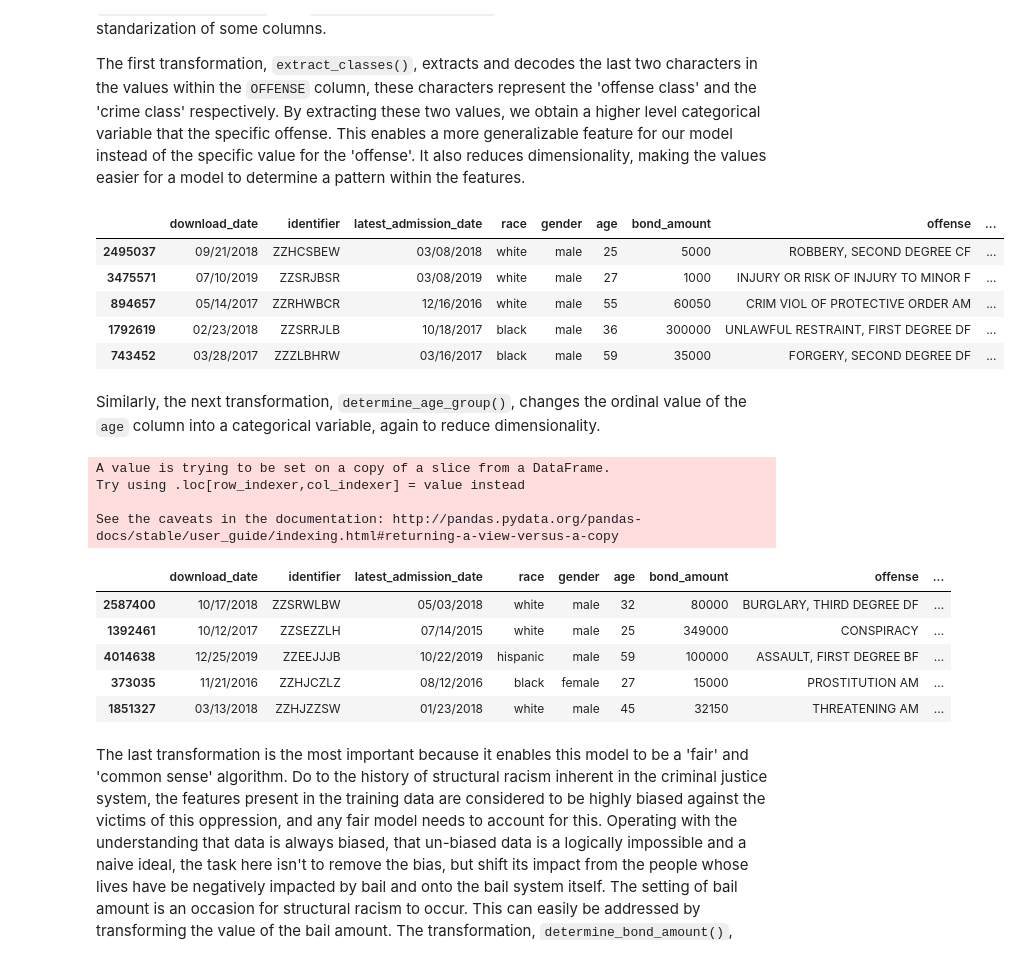
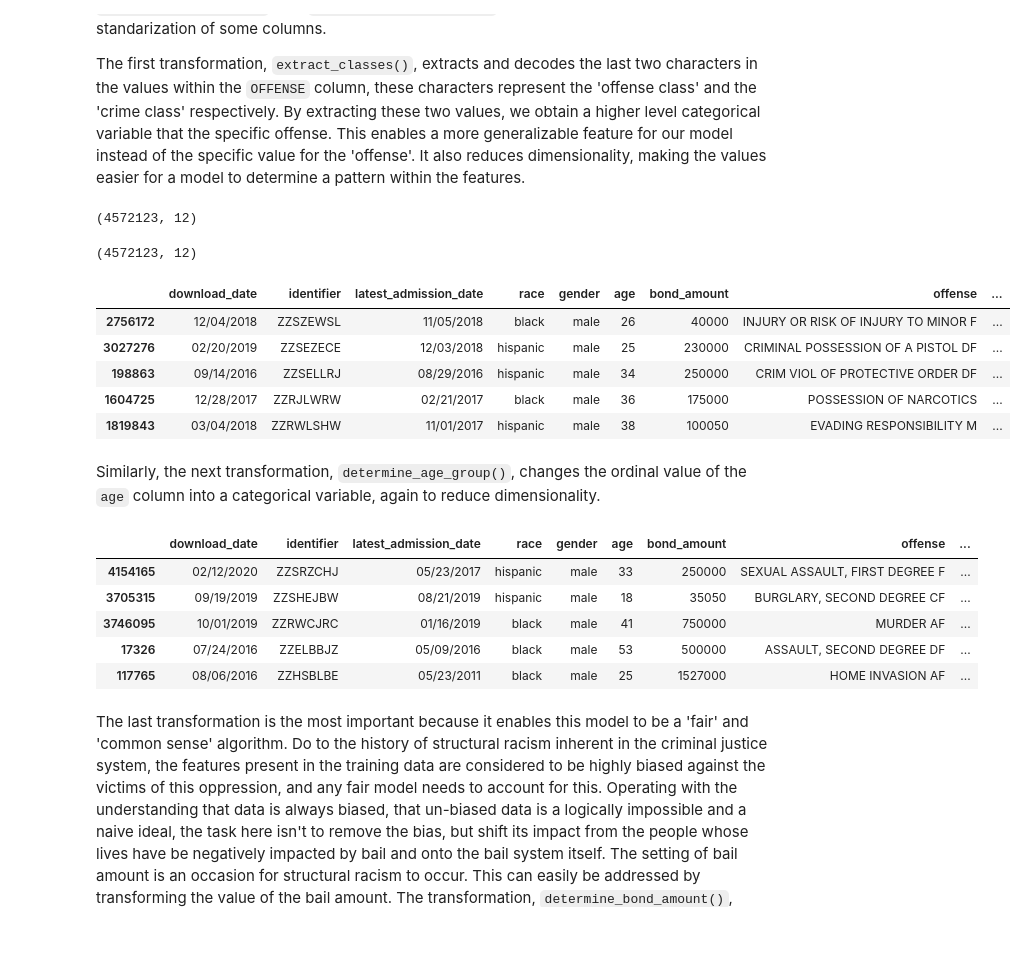
Before and after one commit to free-and-fair-common-sense-algorithms/algorithms, a Jupyter notebook: Bail Amount Algorithm.ipynb, the cells around one changed output. Cells and saved outputs as stored; diff of their text form; code cells hidden in the pictures.

```diff
--- a/Bail Amount Algorithm.ipynb
+++ b/Bail Amount Algorithm.ipynb
@@ -25,7 +26,7 @@ import classifier_report
 # %% [markdown]
 The availability of pre-trial detention data on the individual level is extremely limited, however, in order to create a model for individual use, training on individual-level data is necessary. Fortunately, the Connecticut Department of Corrections currently maintains an updated-daily and anonymized dataset that is sufficient for modeling according to the intent stated above, the ["Accused Pre-Trial Inmates in Correctional Facilities" dataset](https://data.ct.gov/Public-Safety/Accused-Pre-Trial-Inmates-in-Correctional-Faciliti/b674-jy6w).
 # %%
-bail_data_filename = 'bail_data.csv'
+bail_data_filename = 'data/bail_data.csv'
 bail_data_url = 'https://data.ct.gov/api/views/b674-jy6w/rows.csv?accessType=DOWNLOAD'
 
 response = requests.get(bail_data_url)
@@ -48,24 +49,17 @@ _df.sample(5)
 # %%
 df = _df.copy()
 df = df.rename(columns={column: column.strip().lower().replace(' ', '_') for column in df.columns})
-df = df.drop_duplicates()
 # %% [markdown]
 In order to transform the raw data into a state prepared for modeling, a fair amount of preprocessing must occur. There are three predominant transformations: `extract_classes()`,  `determine_age_group()`, and `determine_bond_amount()`, as well as the cleanup and standarization of some columns.
 
 The first transformation, `extract_classes()`, extracts and decodes the last two characters in the values within the `OFFENSE` column, these characters represent the 'offense class' and the 'crime class' respectively. By extracting these two values, we obtain a higher level categorical variable that the specific offense. This enables a more generalizable feature for our model instead of the specific value for the 'offense'. It also reduces dimensionality, making the values easier for a model to determine a pattern within the features.
-# %%
-class_pattern = re.compile('\s([A-Z]?)([A-Z])$')
-
-def extract_classes(string):
-    matches = class_pattern.findall(string)
-    if not matches:
-        matches = ('', '')
-    else:
-        matches = matches[0]
-    offense_class, crime_class = matches
-    return pd.Series((offense_class, crime_class))
-
-df[['offense_class', 'crime_class']] = df.apply(lambda row: extract_classes(row['offense']), axis=1)
+# %%
+class_pattern = re.compile('\s([A-Z]?)([A-Z])$')
+df[['offense_class', 'crime_class']] = df['offense'].str.extract(class_pattern, expand=False)
+df = df.fillna({'offense_class': 'unknown', 'crime_class': 'unknown'})
+df.shape
+# %% [output]
+(4572123, 12)
 # %%
 field_replacements = {
     'race': {
@@ -78,42 +72,42 @@ field_replacements = {
     'detainer': {
         'state of ct': 'state',
         'consec sent': 'consecutive sentence',
         'governor wrnt': 'governor warrant',
         'other state': 'state',
         'none': 'unknown',
-        '': None,
+        '': 'unknown',
     },
     'crime_class': {
         'F': 'felony',
         'M': 'misdemeanor',
         'C': 'unknown',
         'I': 'unknown',
-        '': None,
     },
     'offense_class': {
         'A': 'a',
         'B': 'b',
         'C': 'c',
         'D': 'd',
         'U': 'unknown',
-        '': None,
+        '': 'unknown',
     }
 }
 
 df['crime_class'] = df['crime_class'].replace(field_replacements['crime_class'])
 df['offense_class'] = df['offense_class'].replace(field_replacements['offense_class'])
 df['race'] = df['race'].str.lower().replace(field_replacements['race'])
 df['gender'] = df['gender'].str.lower().replace(field_replacements['gender'])
 df['detainer'] = df['detainer'].str.lower().replace(field_replacements['detainer'])
-df = df[~(df['offense_class'] == 'unknown')]
+print(df.shape)
 df.sample(5)
 # %% [output]
+(4572123, 12)
 |  | download_date | identifier | latest_admission_date | race | gender | age | bond_amount | offense | ... |
-| 2495037 | 09/21/2018 | ZZHCSBEW | 03/08/2018 | white | male | 25 | 5000 | ROBBERY, SECOND DEGREE CF | ... |
-| 3475571 | 07/10/2019 | ZZSRJBSR | 03/08/2019 | white | male | 27 | 1000 | INJURY OR RISK OF INJURY TO MINOR F | ... |
-| 894657 | 05/14/2017 | ZZRHWBCR | 12/16/2016 | white | male | 55 | 60050 | CRIM VIOL OF PROTECTIVE ORDER AM | ... |
-| 1792619 | 02/23/2018 | ZZSRRJLB | 10/18/2017 | black | male | 36 | 300000 | UNLAWFUL RESTRAINT, FIRST DEGREE DF | ... |
-| 743452 | 03/28/2017 | ZZZLBHRW | 03/16/2017 | black | male | 59 | 35000 | FORGERY, SECOND DEGREE DF | ... |
+| 2756172 | 12/04/2018 | ZZSZEWSL | 11/05/2018 | black | male | 26 | 40000 | INJURY OR RISK OF INJURY TO MINOR F | ... |
+| 3027276 | 02/20/2019 | ZZSEZECE | 12/03/2018 | hispanic | male | 25 | 230000 | CRIMINAL POSSESSION OF A PISTOL DF | ... |
+| 198863 | 09/14/2016 | ZZSELLRJ | 08/29/2016 | hispanic | male | 34 | 250000 | CRIM VIOL OF PROTECTIVE ORDER DF | ... |
+| 1604725 | 12/28/2017 | ZZRJLWRW | 02/21/2017 | black | male | 36 | 175000 | POSSESSION OF NARCOTICS | ... |
+| 1819843 | 03/04/2018 | ZZRWLSHW | 11/01/2017 | hispanic | male | 38 | 100050 | EVADING RESPONSIBILITY M | ... |
 # %% [markdown]
 Similarly, the next transformation, `determine_age_group()`, changes the ordinal value of the `age` column into a categorical variable, again to reduce dimensionality.
 # %%
@@ -136,16 +130,12 @@ def determine_age_group(age):
 df['age_group'] = df.apply(lambda row: determine_age_group(row['age']), axis=1)
 df.sample(5)
 # %% [output]
-A value is trying to be set on a copy of a slice from a DataFrame.
-Try using .loc[row_indexer,col_indexer] = value instead
-
-See the caveats in the documentation: http://pandas.pydata.org/pandas-docs/stable/user_guide/indexing.html#returning-a-view-versus-a-copy
 |  | download_date | identifier | latest_admission_date | race | gender | age | bond_amount | offense | ... |
-| 2587400 | 10/17/2018 | ZZSRWLBW | 05/03/2018 | white | male | 32 | 80000 | BURGLARY, THIRD DEGREE DF | ... |
-| 1392461 | 10/12/2017 | ZZSEZZLH | 07/14/2015 | white | male | 25 | 349000 | CONSPIRACY | ... |
-| 4014638 | 12/25/2019 | ZZEEJJJB | 10/22/2019 | hispanic | male | 59 | 100000 | ASSAULT, FIRST DEGREE BF | ... |
-| 373035 | 11/21/2016 | ZZHJCZLZ | 08/12/2016 | black | female | 27 | 15000 | PROSTITUTION AM | ... |
-| 1851327 | 03/13/2018 | ZZHJZZSW | 01/23/2018 | white | male | 45 | 32150 | THREATENING AM | ... |
+| 4154165 | 02/12/2020 | ZZSRZCHJ | 05/23/2017 | hispanic | male | 33 | 250000 | SEXUAL ASSAULT, FIRST DEGREE F | ... |
+| 3705315 | 09/19/2019 | ZZSHEJBW | 08/21/2019 | hispanic | male | 18 | 35050 | BURGLARY, SECOND DEGREE CF | ... |
+| 3746095 | 10/01/2019 | ZZRWCJRC | 01/16/2019 | black | male | 41 | 750000 | MURDER AF | ... |
+| 17326 | 07/24/2016 | ZZELBBJZ | 05/09/2016 | black | male | 53 | 500000 | ASSAULT, SECOND DEGREE DF | ... |
+| 117765 | 08/06/2016 | ZZHSBLBE | 05/23/2011 | black | male | 25 | 1527000 | HOME INVASION AF | ... |
 # %% [markdown]
 The last transformation is the most important because it enables this model to be a 'fair' and 'common sense' algorithm. Do to the history of structural racism inherent in the criminal justice system, the features present in the training data are considered to be highly biased against the victims of this oppression, and any fair model needs to account for this. Operating with the understanding that data is always biased, that un-biased data is a logically impossible and a naive ideal, the task here isn't to remove the bias, but shift its impact from the people whose lives have be negatively impacted by bail and onto the bail system itself. The setting of bail amount is an occasion for structural racism to occur. This can easily be addressed by transforming the value of the bail amount. The transformation, `determine_bond_amount()`, does this by turning the `bail amount`  from continuous variable (any dollar amount) into a binary categorical variable (one of two dollar amounts: `0.00` or `1.00`). The categories were chosen as representative of the original spirit of the [8th amendment](https://en.wikipedia.org/wiki/Eighth_Amendment_to_the_United_States_Constitution), where the two classes inherently prevent the model from inadvertanly producing an 'excessive' bail amount recommendation.
 
```
Also changed, not shown: parts of 7 cells of this notebook, 9 other files.
